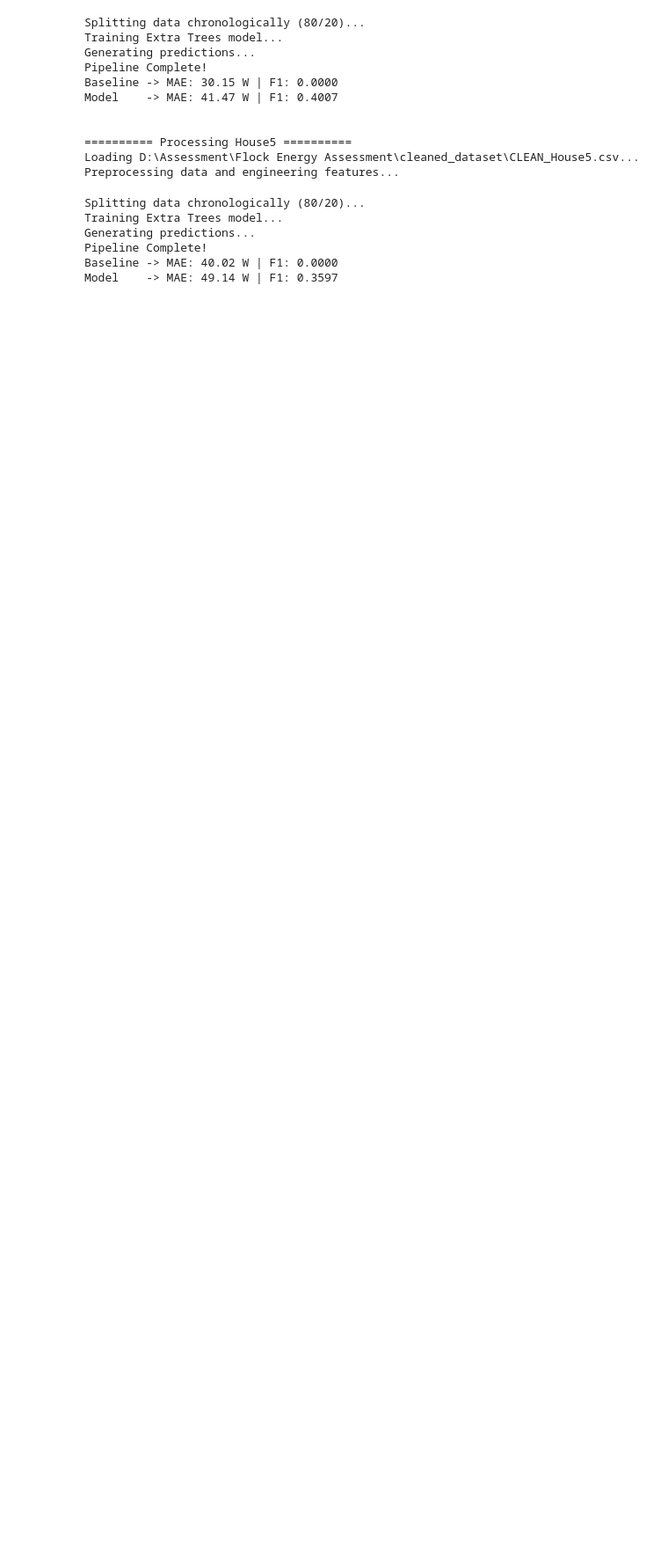
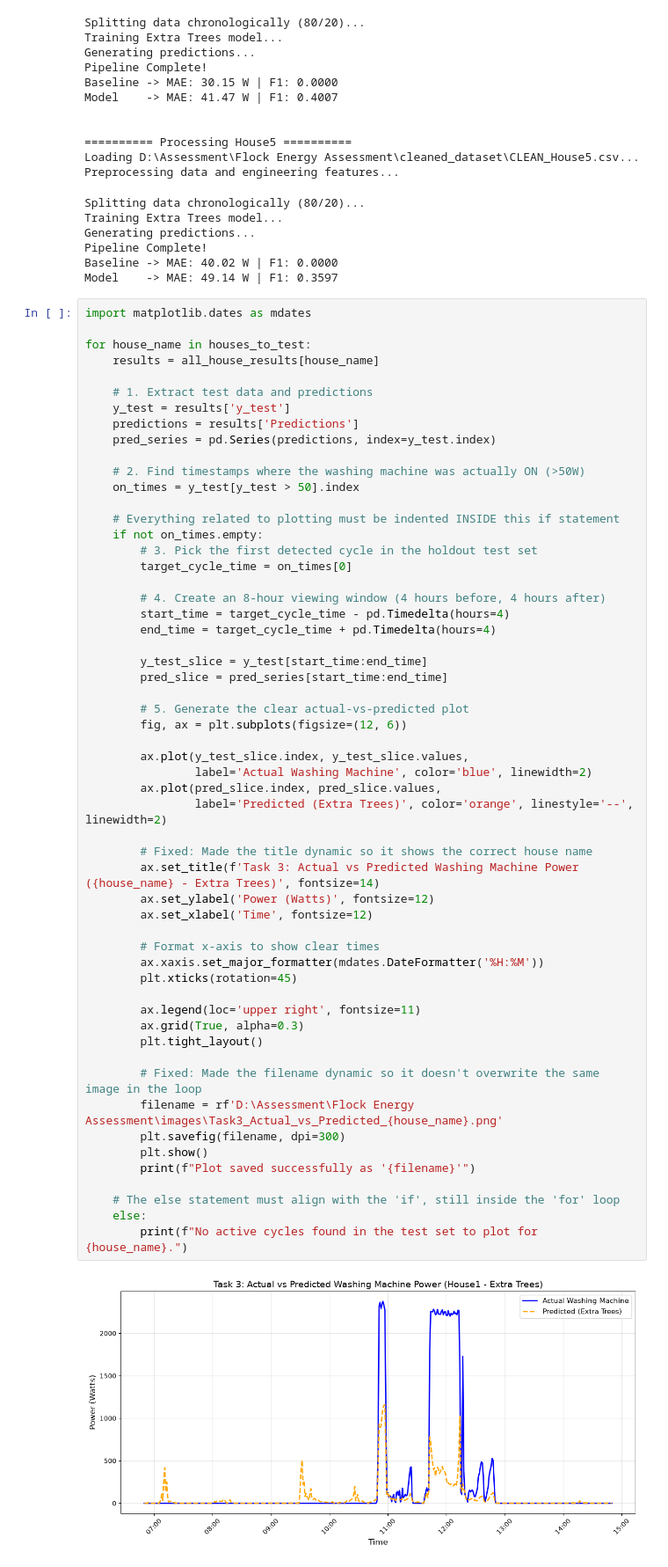
Before and after one commit to raj-adi00/FlockEnergy, a Jupyter notebook: code/task_3.ipynb, the cells around one changed output. Shown at 88% size. Drawn from its saved outputs; the diff is of its cells as text; blank space fills up the shorter version.

Commit message:
Task 3 graph representation done

```diff
--- a/code/task_3.ipynb
+++ b/code/task_3.ipynb
@@ -501,3 +501,61 @@ Generating predictions...
 Pipeline Complete!
 Baseline -> MAE: 40.02 W | F1: 0.0000
 Model    -> MAE: 49.14 W | F1: 0.3597
+# %%
+import matplotlib.dates as mdates
+
+for house_name in houses_to_test:
+    results = all_house_results[house_name]
+
+    # 1. Extract test data and predictions
+    y_test = results['y_test']
+    predictions = results['Predictions']
+    pred_series = pd.Series(predictions, index=y_test.index)
+
+    # 2. Find timestamps where the washing machine was actually ON (>50W)
+    on_times = y_test[y_test > 50].index
+
+    # Everything related to plotting must be indented INSIDE this if statement
+    if not on_times.empty:
+        # 3. Pick the first detected cycle in the holdout test set
+        target_cycle_time = on_times[0]
+
+        # 4. Create an 8-hour viewing window (4 hours before, 4 hours after)
+        start_time = target_cycle_time - pd.Timedelta(hours=4)
+        end_time = target_cycle_time + pd.Timedelta(hours=4)
+
+        y_test_slice = y_test[start_time:end_time]
+        pred_slice = pred_series[start_time:end_time]
+
+        # 5. Generate the clear actual-vs-predicted plot
+        fig, ax = plt.subplots(figsize=(12, 6))
+
+        ax.plot(y_test_slice.index, y_test_slice.values,
+                label='Actual Washing Machine', color='blue', linewidth=2)
+        ax.plot(pred_slice.index, pred_slice.values,
+                label='Predicted (Extra Trees)', color='orange', linestyle='--', linewidth=2)
+
+        # Fixed: Made the title dynamic so it shows the correct house name
+        ax.set_title(f'Task 3: Actual vs Predicted Washing Machine Power ({house_name} - Extra Trees)', fontsize=14)
+        ax.set_ylabel('Power (Watts)', fontsize=12)
+        ax.set_xlabel('Time', fontsize=12)
+
+        # Format x-axis to show clear times
+        ax.xaxis.set_major_formatter(mdates.DateFormatter('%H:%M'))
+        plt.xticks(rotation=45)
+
+        ax.legend(loc='upper right', fontsize=11)
+        ax.grid(True, alpha=0.3)
+        plt.tight_layout()
+
+        # Fixed: Made the filename dynamic so it doesn't overwrite the same image in the loop
+        filename = rf'D:\Assessment\Flock Energy Assessment\images\Task3_Actual_vs_Predicted_{house_name}.png'
+        plt.savefig(filename, dpi=300)
+        plt.show()
+        print(f"Plot saved successfully as '{filename}'")
+
+    # The else statement must align with the 'if', still inside the 'for' loop
+    else:
+        print(f"No active cycles found in the test set to plot for {house_name}.")
+# %% [output]
+[figure, added]
```
Also changed, not shown: parts of 1 cell of this notebook, 4 other files.
